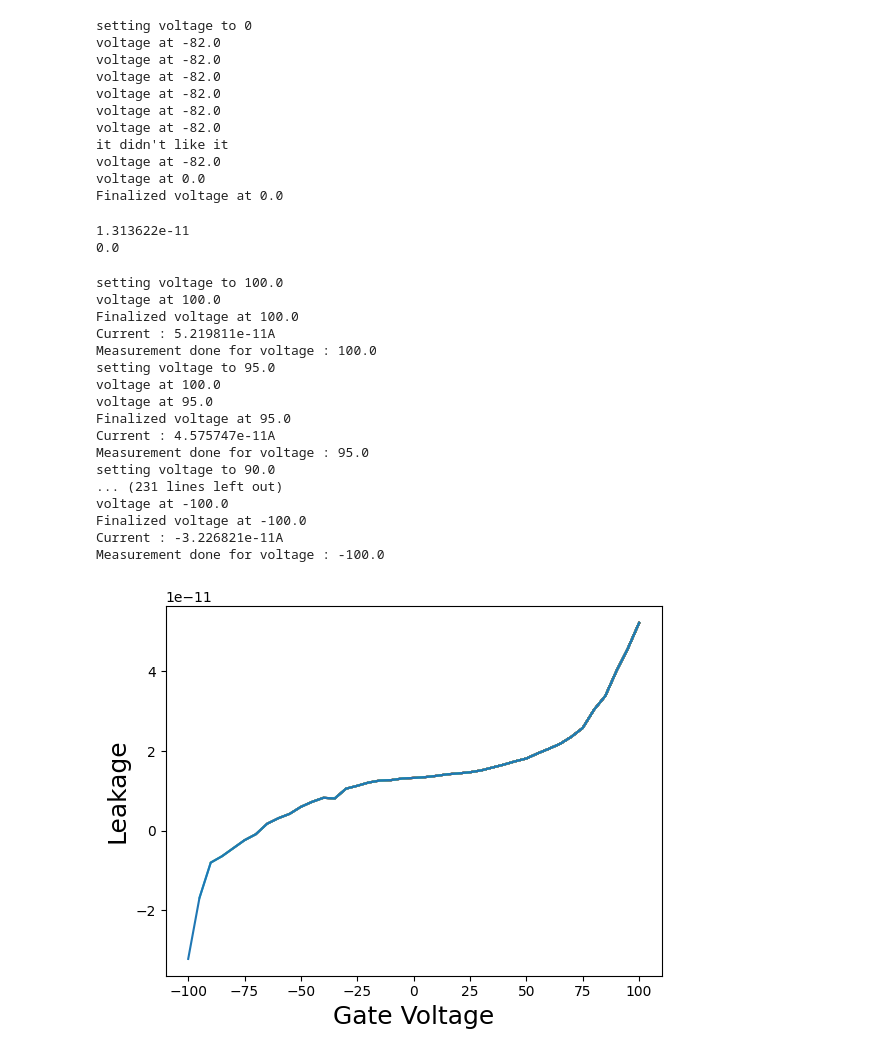
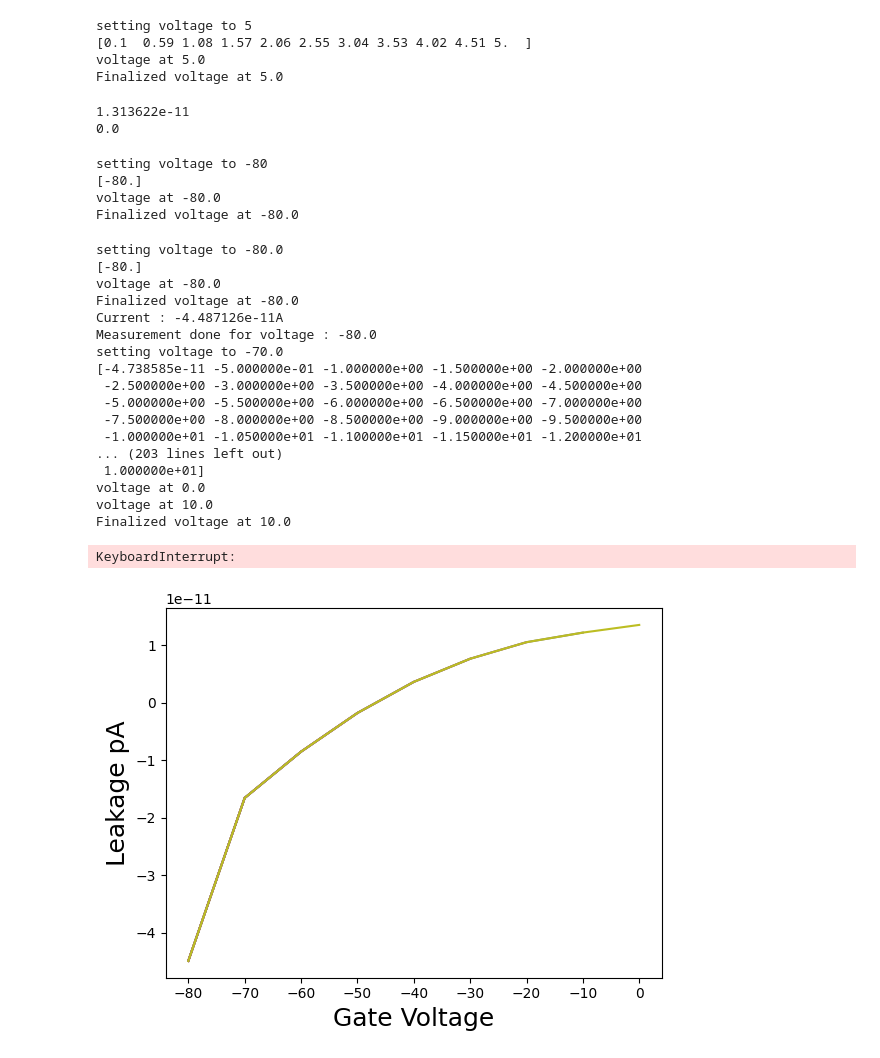
Before and after one commit to OrionSmedley/SagnacOperatingSys, a Jupyter notebook: sagnac_control/VoltageSweep.ipynb, the cells around one changed output. Saved outputs shown, nothing was run; the diff lists cells and outputs as text; code cells hidden in the pictures.

```diff
--- a/sagnac_control/VoltageSweep.ipynb
+++ b/sagnac_control/VoltageSweep.ipynb
@@ -35,7 +38,7 @@ def get_current_and_confirm():
 def get_source_voltage_and_confirm():
     questionable = myKeithley.source_voltage
     pwrOf2 = math.frexp(questionable)[1]
-    while not((pwrOf2 > -1)):
+    while not((pwrOf2 > -4)):
         questionable = myKeithley.source_voltage
         pwrOf2 = math.frexp(questionable)[1]
         sleep(0.5)
@@ -49,8 +52,8 @@ print(get_source_voltage_and_confirm())
 # %%
 # myKeithley.adapter.connection.timeout
-def ramp_to_voltage_and_confirm(desiredvoltage,steps = 60,pause=0.2):
+def ramp_to_voltage_and_confirm(desiredvoltage,stepsize = 0.5,pause=0.2):
     print(f"setting voltage to {desiredvoltage}")
-    myKeithley.ramp_to_voltage(desiredvoltage, steps=steps, pause=pause)
+    myKeithley.ramp_to_voltage(desiredvoltage, stepsize=stepsize, pause=pause)
 
     nowishVoltage = np.nan
     # nowishVoltage2 = np.nan
@@ -67,19 +70,12 @@ def ramp_to_voltage_and_confirm(desiredvoltage,steps = 60,pause=0.2):
 
     print(f"Finalized voltage at {myKeithley.source_voltage}")
 # %%
-ramp_to_voltage_and_confirm(0, steps = 80)
+ramp_to_voltage_and_confirm(5)
 # %% [output]
-setting voltage to 0
-voltage at -82.0
-voltage at -82.0
-voltage at -82.0
-voltage at -82.0
-voltage at -82.0
-voltage at -82.0
-it didn't like it
-voltage at -82.0
-voltage at 0.0
-Finalized voltage at 0.0
+setting voltage to 5
+[0.1  0.59 1.08 1.57 2.06 2.55 3.04 3.53 4.02 4.51 5.  ]
+voltage at 5.0
+Finalized voltage at 5.0
 # %%
 print(get_current_and_confirm())
 print(get_source_voltage_and_confirm())
@@ -87,7 +83,7 @@ print(get_source_voltage_and_confirm())
 1.313622e-11
 0.0
 # %%
-def gating_rxx(Vmin, Vmax, Vstep,delay, average,file_path,sample_name,stepsperramp):
+def gating_rxx(Vmin, Vmax, Vstep, average,file_path,sample_name):
     VdataPoints= int(np.absolute(Vmax-Vmin)/Vstep)+1
     voltages = np.linspace(Vmin,Vmax,num=VdataPoints)
     data = OrderedDict()
@@ -105,12 +101,12 @@ def gating_rxx(Vmin, Vmax, Vstep,delay, average,file_path,sample_name,stepsperra
 
 
     for v in voltages:
-        ramp_to_voltage_and_confirm(v,stepsperramp)
+        ramp_to_voltage_and_confirm(v)
         # while abs(myKeithley.source_voltage - i)>0.5:
         #     sleep(1)
         # sleep(delay)
         # print ('Voltage : ' + str(i) + ' checked and stabilized')
-        sleep(delay)
+        # sleep(delay)
 
         data['Voltage'].append(v)
         current = get_current_and_confirm()
@@ -128,30 +124,38 @@ def gating_rxx(Vmin, Vmax, Vstep,delay, average,file_path,sample_name,stepsperra
 
     #reset voltage after experiment
     # myKeithley.ramp_to_voltage(0, steps = int(VdataPoints), pause=0.2)
+# %%
+ramp_to_voltage_and_confirm(-80)
+# %% [output]
+setting voltage to -80
+[-80.]
+voltage at -80.0
+Finalized voltage at -80.0
 # %%
 file_path='C:/Users/Ralph Group/Documents/Data/TiffanyFilms/NiFerritePostPaterning/IV/'
-sample_name='2450_80V_run15'
+sample_name='2450_postBroken_80V_run2'
 average = 1
-gating_rxx(100, -100, 5, 10, average,file_path,sample_name,stepsperramp = 30)
+gating_rxx(-80, 80, 10, average,file_path,sample_name)
 # %% [output]
-setting voltage to 100.0
-voltage at 100.0
-Finalized voltage at 100.0
-Current : 5.219811e-11A
-Measurement done for voltage : 100.0
-setting voltage to 95.0
-voltage at 100.0
-voltage at 95.0
-Finalized voltage at 95.0
-Current : 4.575747e-11A
-Measurement done for voltage : 95.0
-setting voltage to 90.0
-... (231 lines left out)
-voltage at -100.0
-Finalized voltage at -100.0
-Current : -3.226821e-11A
-Measurement done for voltage : -100.0
+setting voltage to -80.0
+[-80.]
+voltage at -80.0
+Finalized voltage at -80.0
+Current : -4.487126e-11A
+Measurement done for voltage : -80.0
+setting voltage to -70.0
+[-4.738585e-11 -5.000000e-01 -1.000000e+00 -1.500000e+00 -2.000000e+00
+ -2.500000e+00 -3.000000e+00 -3.500000e+00 -4.000000e+00 -4.500000e+00
+ -5.000000e+00 -5.500000e+00 -6.000000e+00 -6.500000e+00 -7.000000e+00
+ -7.500000e+00 -8.000000e+00 -8.500000e+00 -9.000000e+00 -9.500000e+00
+ -1.000000e+01 -1.050000e+01 -1.100000e+01 -1.150000e+01 -1.200000e+01
+... (203 lines left out)
+ 1.000000e+01]
+voltage at 0.0
+voltage at 10.0
+Finalized voltage at 10.0
+KeyboardInterrupt:
-[figure, old version]
+[figure, new version]
 # %%
 # myKeithley.current
 # %%
```
Also changed, not shown: parts of 3 cells of this notebook, 1 other file.
